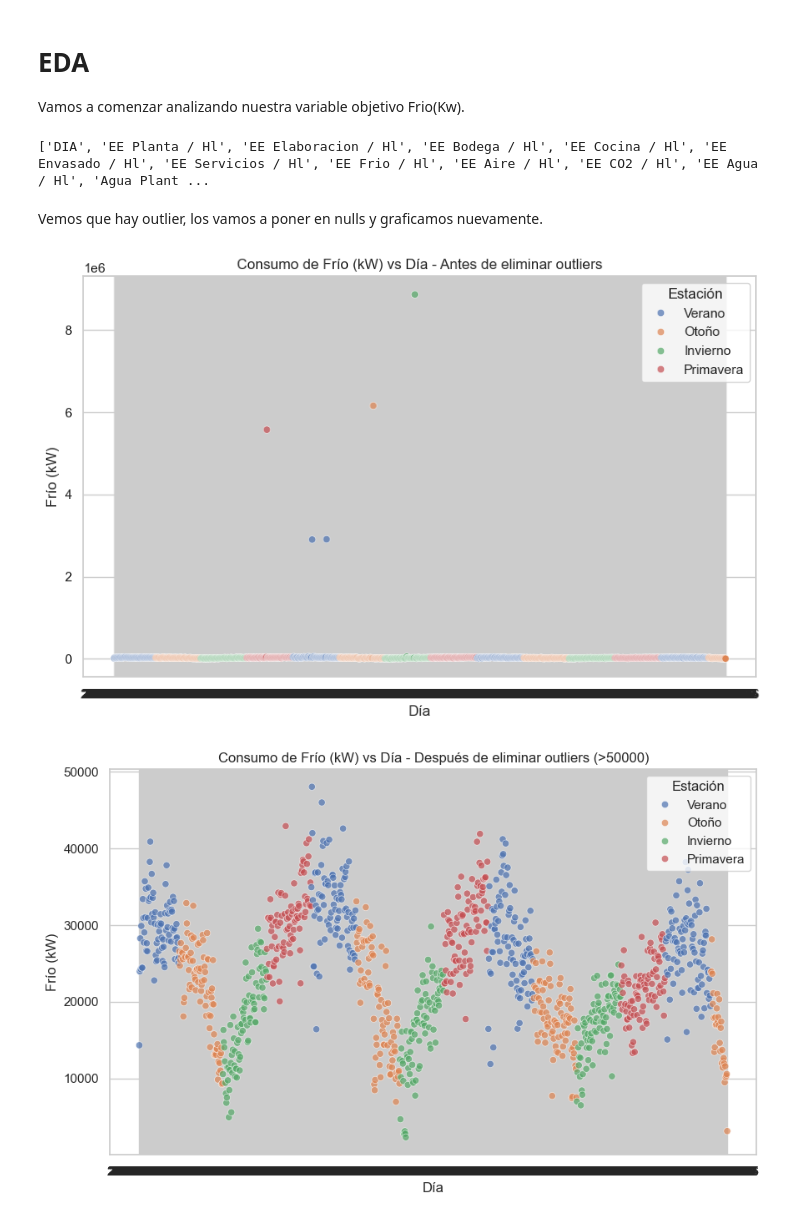
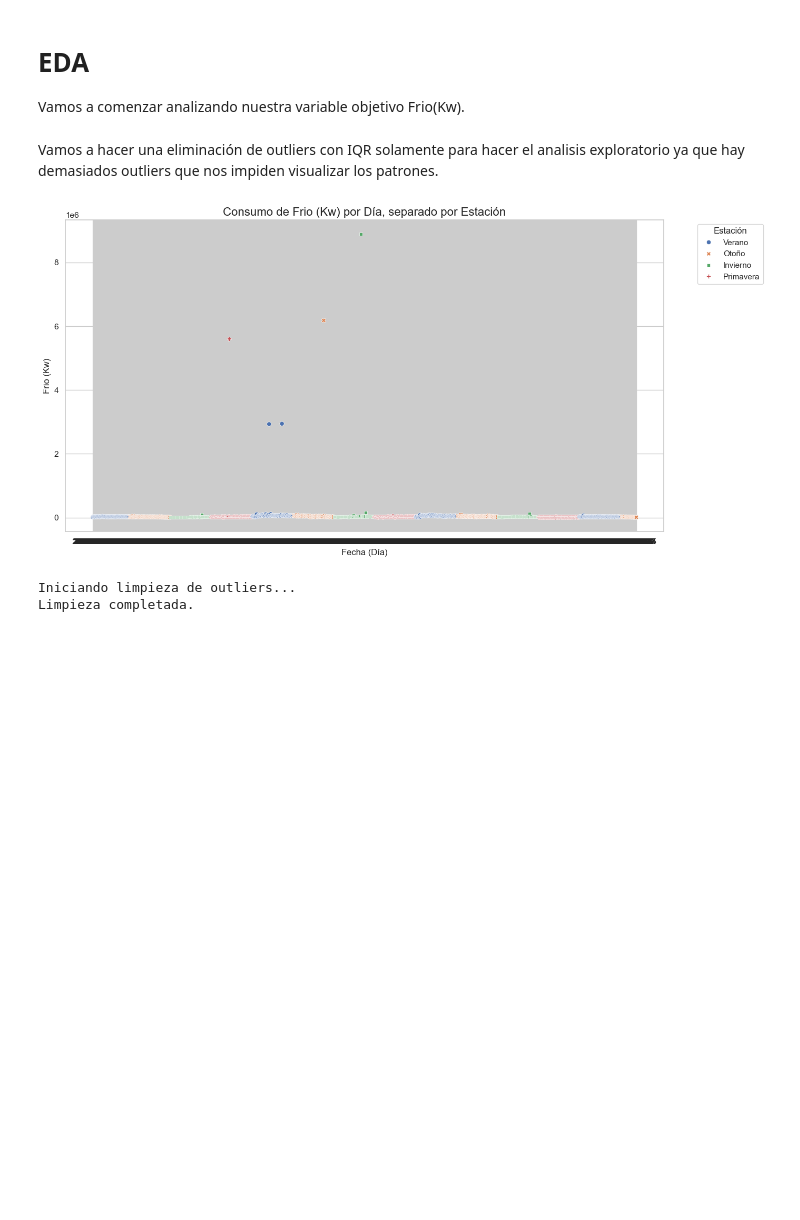
Before and after one commit to DayubMateo/MostoElMostro, a Jupyter notebook: EDA.ipynb, the cells around one changed output. Saved outputs shown, nothing was run; the diff lists cells and outputs as text; code cells hidden in the pictures; blank space fills up the shorter version.

```diff
--- a/EDA.ipynb
+++ b/EDA.ipynb
@@ -2,18 +2,14 @@
 import pandas as pd
 import os
 
-# --- 1. Definir la ruta del archivo ---
-# (Asumiendo que EDA.ipynb está en la misma carpeta raíz que 'dataset_FE')
 folder = 'dataset_FE'
-filename = 'dataset_limpio.csv'
+filename = 'datos_procesados.csv'
 file_path = os.path.join(folder, filename)
 
-# --- 2. Cargar el CSV ---
-# Es importante usar los mismos parámetros con los que lo guardaste
 try:
     df = pd.read_csv(
         file_path,
-        sep=';',
+        sep=',',
         decimal='.'
     )
 
@@ -72,43 +66,31 @@ import pandas as pd
 import seaborn as sns
 import matplotlib.pyplot as plt
 import numpy as np
-# %%
-print(list(df.columns))
-# %% [output]
-['DIA', 'EE Planta / Hl', 'EE Elaboracion / Hl', 'EE Bodega / Hl', 'EE Cocina / Hl', 'EE Envasado / Hl', 'EE Servicios / Hl', 'EE Frio / Hl', 'EE Aire / Hl', 'EE CO2 / Hl', 'EE Agua / Hl', 'Agua Plant ...
-# %% [markdown]
-Vemos que hay outlier, los vamos a poner en nulls y graficamos nuevamente.
+# %% [markdown]
+Vamos a hacer una eliminación de outliers con IQR solamente para hacer el analisis exploratorio ya que hay demasiados outliers que nos impiden visualizar los patrones.
 # %%
-import pandas as pd
-import seaborn as sns
-import matplotlib.pyplot as plt
+sns.set_theme(style="whitegrid")
+plt.figure(figsize=(14, 7))
 
-# Copia del dataset original
-df_limpio = df.copy()
+sns.scatterplot(
+    data=df,
+    x='DIA',
+    y='Frio (Kw)',
+    hue='estacion',
+    style='estacion',
+    markers=True,
+)
 
-# Configuración de estilo
-sns.set(style="whitegrid", palette="deep")
+# 4. Añadir títulos y etiquetas
+plt.title('Consumo de Frio (Kw) por Día, separado por Estación', fontsize=16)
+plt.xlabel('Fecha (Día)', fontsize=12)
+plt.ylabel('Frio (Kw)', fontsize=12)
 
-# --- GRAFICO ORIGINAL ---
-plt.figure(figsize=(10, 6))
-sns.scatterplot(data=df_limpio, x="DIA", y="Frio (Kw)", hue="ESTACION", alpha=0.7)
-plt.title("Consumo de Frío (kW) vs Día - Antes de eliminar outliers")
-plt.xlabel("Día")
-plt.ylabel("Frío (kW)")
-plt.legend(title="Estación")
+# 5. Mover la leyenda fuera del gráfico
+plt.legend(title='Estación', bbox_to_anchor=(1.05, 1), loc='upper left')
+
+# 6. Ajustar el diseño y mostrar el gráfico
+plt.tight_layout()
 plt.show()
-
-# --- REEMPLAZO DE OUTLIERS ---
-df_limpio.loc[df_limpio["Frio (Kw)"] > 50_000, "Frio (Kw)"] = pd.NA
-
-# --- GRAFICO DESPUÉS DE ELIMINAR OUTLIERS ---
-plt.figure(figsize=(10, 6))
-sns.scatterplot(data=df_limpio, x="DIA", y="Frio (Kw)", hue="ESTACION", alpha=0.7)
-plt.title("Consumo de Frío (kW) vs Día - Después de eliminar outliers (>50000)")
-plt.xlabel("Día")
-plt.ylabel("Frío (kW)")
-plt.legend(title="Estación")
-plt.show()
 # %% [output]
-[figure, old version]
+[figure, new version]
-[figure, removed]
@@ -114,0 +134,6 @@ plt.show()
+# %%
+columnas_numericas = df.select_dtypes(include=[np.number]).columns.tolist()
+df_limpio = limpiar_outliers_iqr(df, columnas_numericas)
+# %% [output]
+Iniciando limpieza de outliers...
+Limpieza completada.
```
Also changed, not shown: parts of 21 cells of this notebook.
